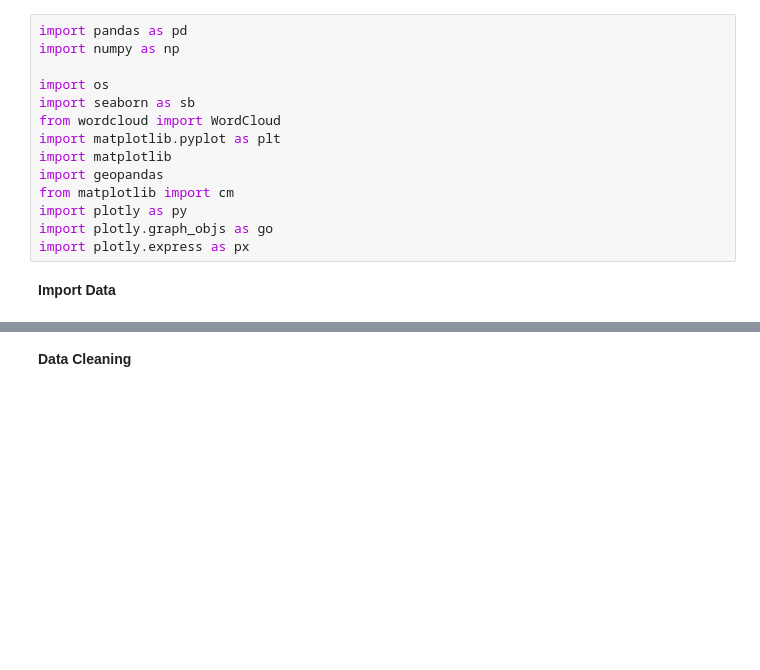
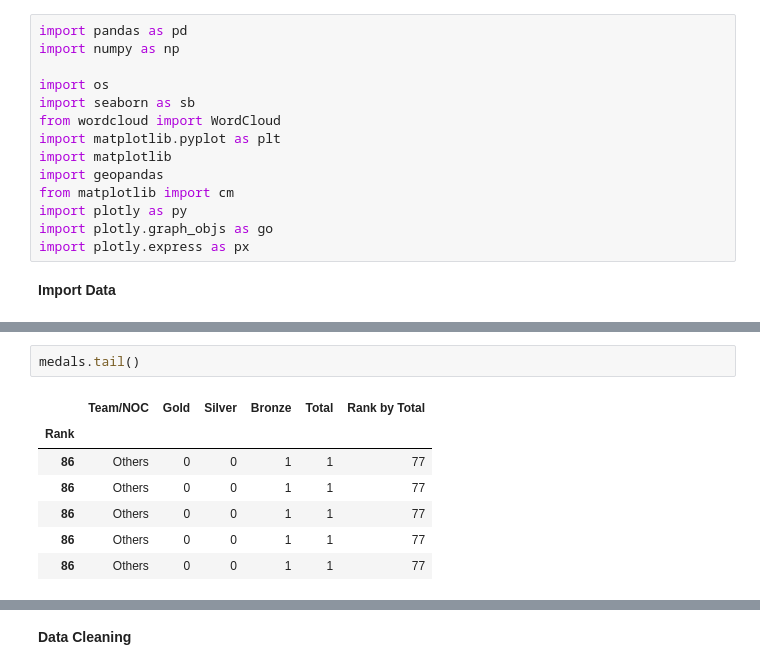
Before and after one commit to p10shinde/tokyo-olympics-2021-Analysis, a Jupyter notebook: exploratory_data_analysis_olympics_2021.ipynb, the cells around one changed output, grey strips where cells are left out. Saved outputs shown, nothing was run; the diff lists cells and outputs as text; blank space fills up the shorter version.

```diff
--- a/exploratory_data_analysis_olympics_2021.ipynb
+++ b/exploratory_data_analysis_olympics_2021.ipynb
@@ -85,0 +159,10 @@ teams = pd.read_excel('./input/Teams.xlsx', index_col=0)
+# %%
+medals.tail()
+# %% [output]
+|  | Team/NOC | Gold | Silver | Bronze | Total | Rank by Total |
+| Rank |  |  |  |  |  |  |
+| 86 | Others | 0 | 0 | 1 | 1 | 77 |
+| 86 | Others | 0 | 0 | 1 | 1 | 77 |
+| 86 | Others | 0 | 0 | 1 | 1 | 77 |
+| 86 | Others | 0 | 0 | 1 | 1 | 77 |
+| 86 | Others | 0 | 0 | 1 | 1 | 77 |
```
Also changed, not shown: parts of 38 cells of this notebook.
